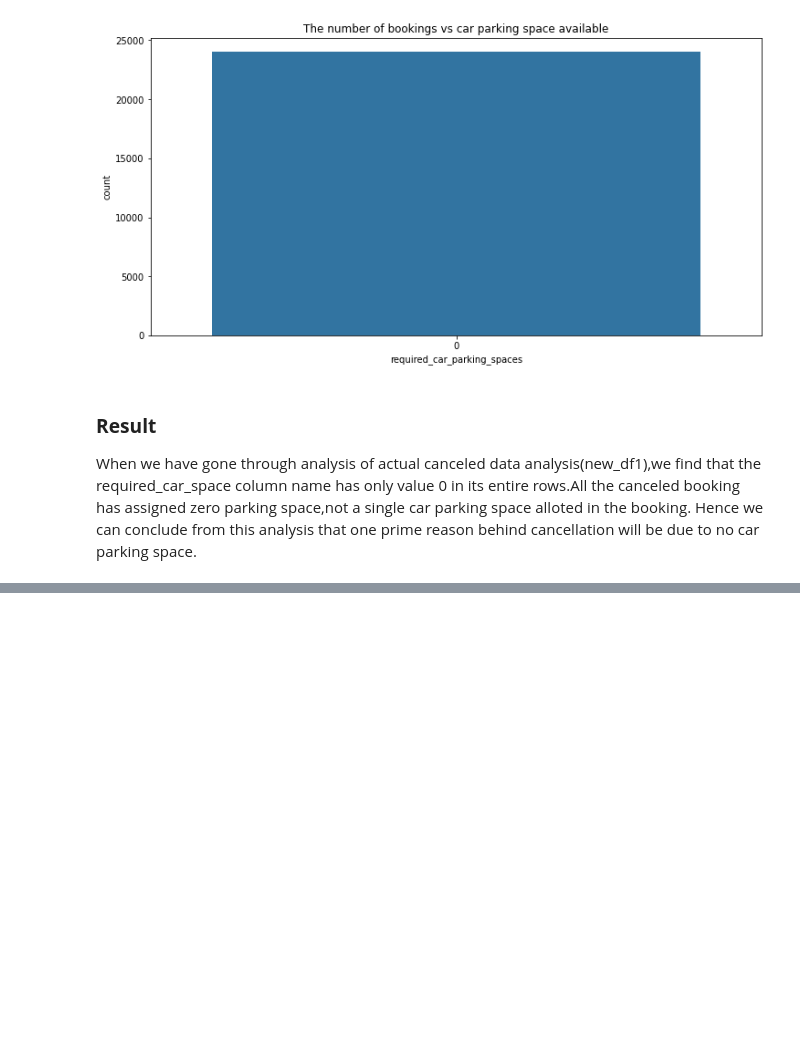
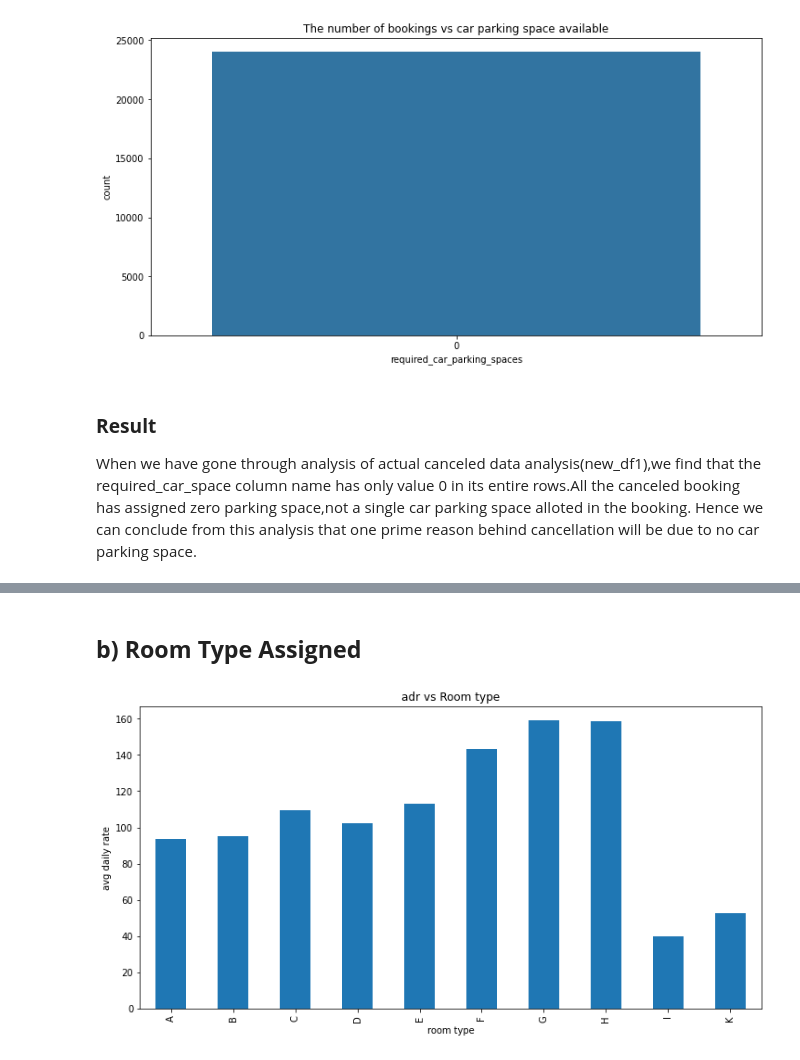
Before and after one commit to 7692TITO/EDA-Capstone-Project, a Jupyter notebook: Individual_Notebook_Capstone_Project_(Tito).ipynb, the cells around one changed output, grey strips where cells are left out. Drawn from its saved outputs; the diff is of its cells as text; code cells hidden in the pictures; blank space fills up the shorter version.

```diff
--- a/Individual_Notebook_Capstone_Project_(Tito).ipynb
+++ b/Individual_Notebook_Capstone_Project_(Tito).ipynb
@@ -363,0 +389,13 @@ When we have gone through analysis of actual canceled data analysis(new_df1),we
+# %% [markdown]
+## **b) Room Type Assigned**
+# %%
+factor2 = new_df.groupby(['assigned_room_type'])['adr'].mean()
+# %%
+plt.rcParams['figure.figsize'] = (12,6)         # We have used matplotlib.pyplot library inorder to depict the data using bar plot
+factor2.plot(kind = 'bar')
+plt.title('adr vs Room type')
+plt.ylabel('avg daily rate')
+plt.xlabel('room type')
+plt.show()
+# %% [output]
+[figure, added]
```
Also changed, not shown: parts of 26 cells of this notebook.
